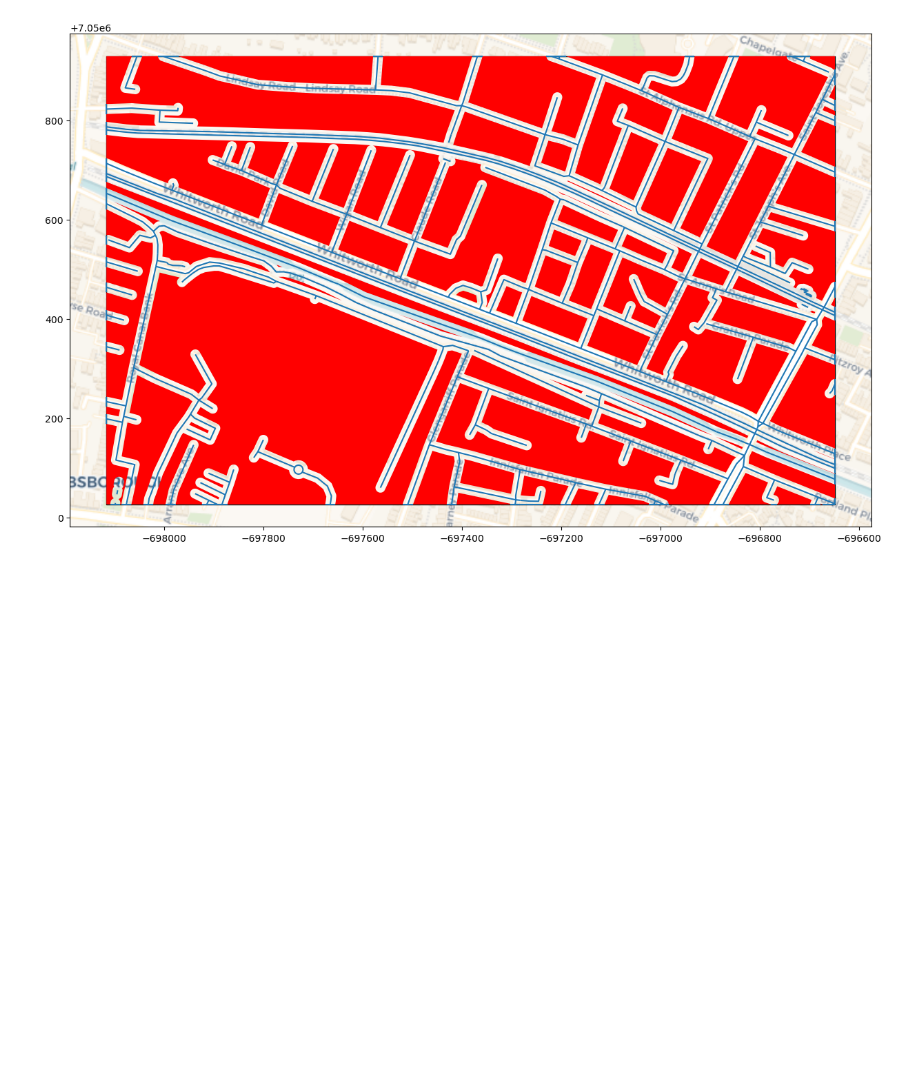
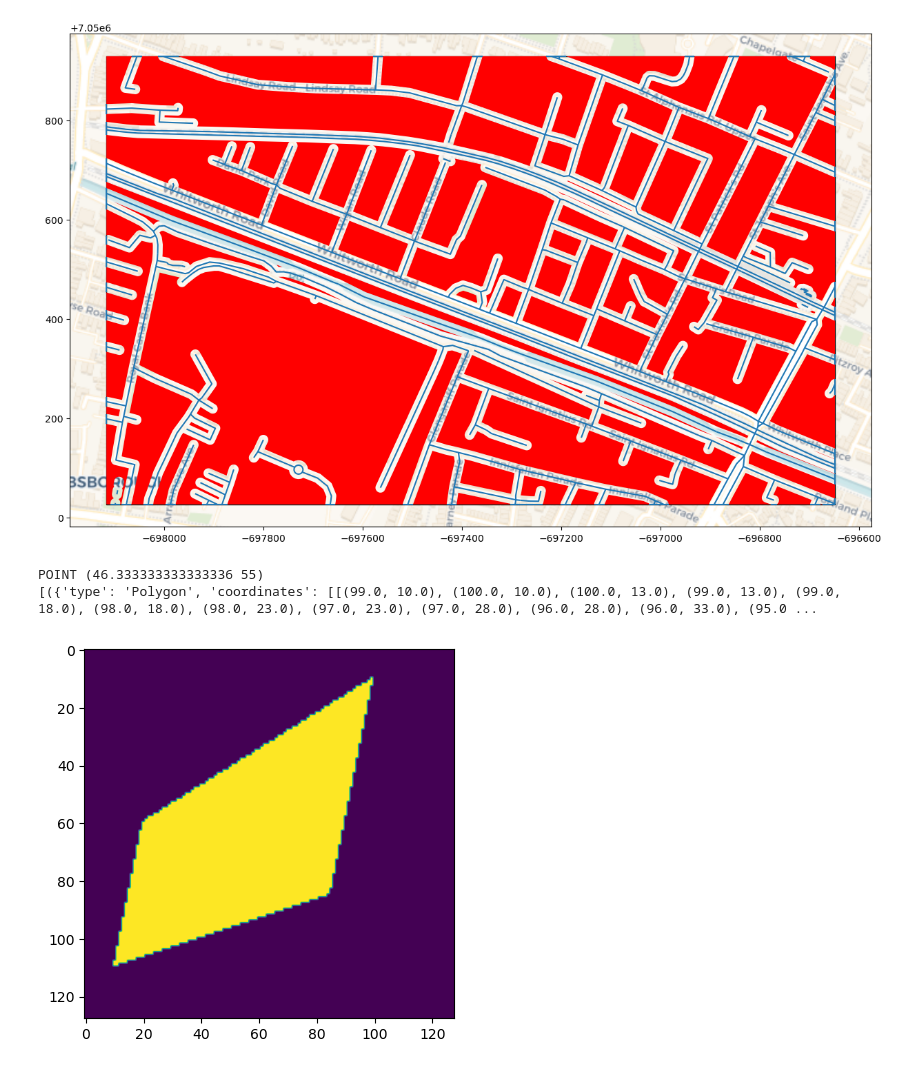
Before and after one commit to paddeaux/osm-poly-query, a Jupyter notebook: osm_api_python.ipynb, the cells around one changed output. Saved outputs shown, nothing was run; the diff lists cells and outputs as text; code cells hidden in the pictures; blank space fills up the shorter version.

```diff
--- a/osm_api_python.ipynb
+++ b/osm_api_python.ipynb
@@ -74,3 +74,23 @@ ways_poly.plot(ax=ax, facecolor='red')
 plt.show()
 # %% [output]
 [figure]
+# %%
+from shapely.geometry import Polygon, shape
+from shapely import affinity
+import rasterio.features
+import matplotlib.pyplot as plt
+
+poly = Polygon([(0, 100), (10, 50), (90, 0), (75, 75), (0, 100)])
+print(poly.centroid)
+poly = affinity.translate(poly, xoff=10, yoff=10)
+img = rasterio.features.rasterize([poly], out_shape=(128, 128))
+plt.imshow(img)
+
+poly_shape = rasterio.features.shapes(img)
+#poly_shape = {'geometry': list(poly_shape)[0]}
+
+print(list(poly_shape))
+# %% [output]
+POINT (46.333333333333336 55)
+[({'type': 'Polygon', 'coordinates': [[(99.0, 10.0), (100.0, 10.0), (100.0, 13.0), (99.0, 13.0), (99.0, 18.0), (98.0, 18.0), (98.0, 23.0), (97.0, 23.0), (97.0, 28.0), (96.0, 28.0), (96.0, 33.0), (95.0 ...
+[figure, added]
```
Also changed, not shown: parts of 1 cell of this notebook, 9 other files.
